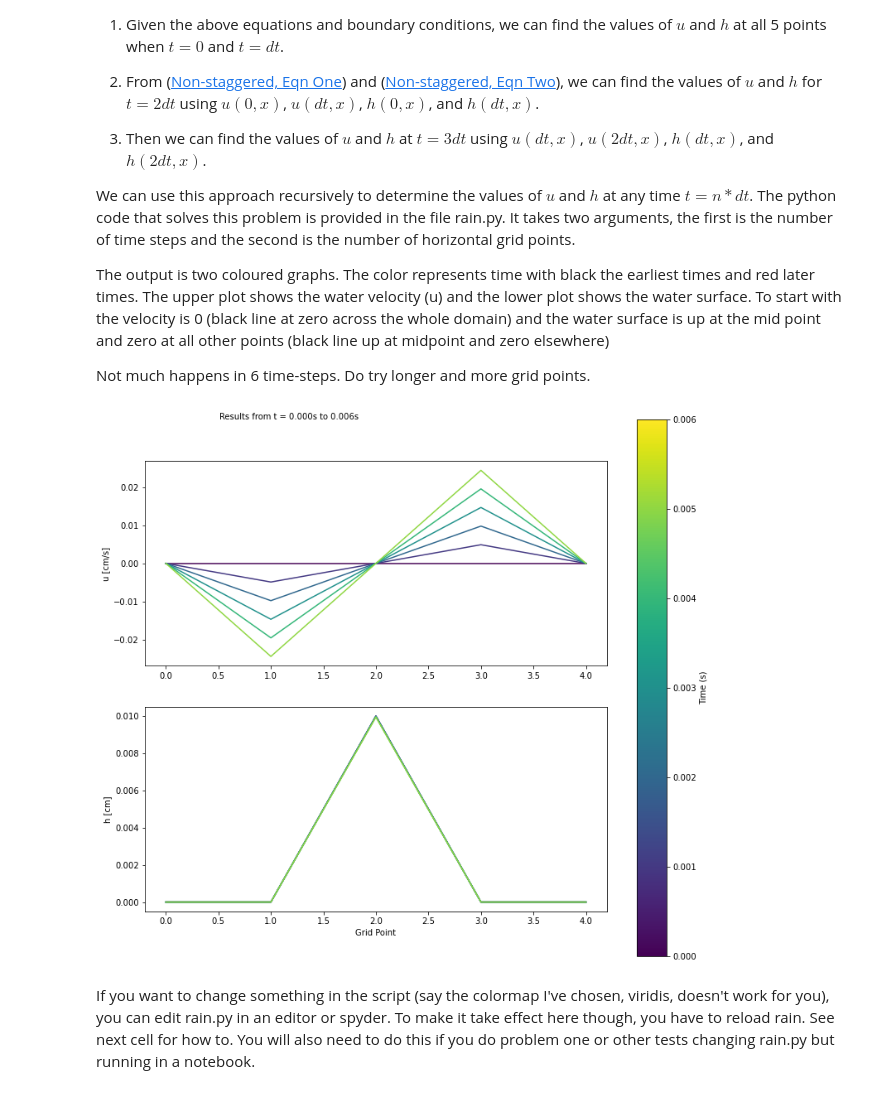
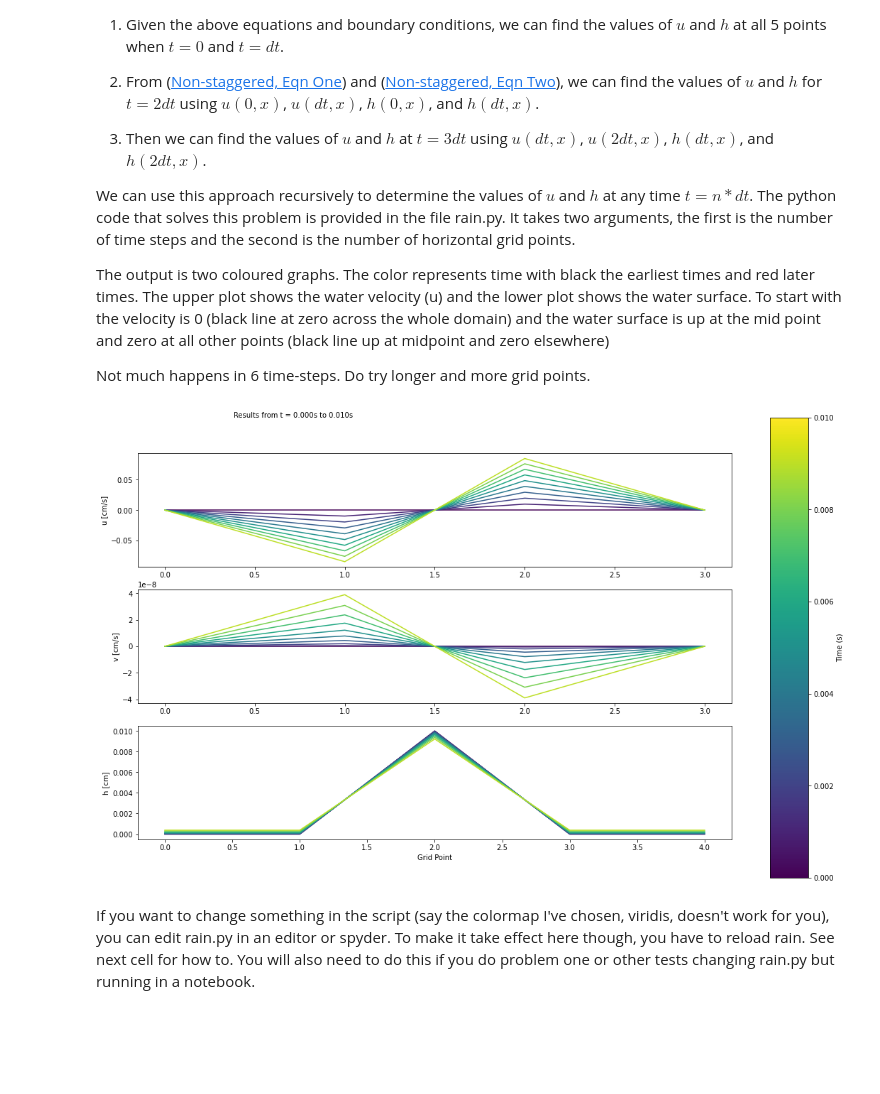
Before and after one commit to JoseEOAS/numeric_2022, a Jupyter notebook: notebooks/lab7/01-lab7-Jvalenti.ipynb, the cells around one changed output. Cells and saved outputs as stored; diff of their text form; code cells hidden in the pictures; blank space fills up the shorter version.

```diff
--- a/notebooks/lab7/01-lab7-Jvalenti.ipynb
+++ b/notebooks/lab7/01-lab7-Jvalenti.ipynb
@@ -400,10 +410,10 @@ water surface is up at the mid point and zero at all other points (black
 line up at midpoint and zero elsewhere)
 
 Not much happens in 6 time-steps.  Do try longer and more grid points.
-# %%
-rain.rain([6, 5])
-# %% [output]
-[figure, removed]
+# %%
+rain2.rain([10,9])
+# %% [output]
+[figure, added]
 # %% [markdown]
 If you want to change something in the script (say the colormap I've chosen, viridis, doesn't work for you), you can edit rain.py in an editor or spyder.  To make it take effect here though, you have to reload rain.  See next cell for how to.  You will also need to do this if you do problem one or other tests changing rain.py but running in a notebook.
 # %%
```
Also changed, not shown: parts of 5 cells of this notebook, 1 other file.
